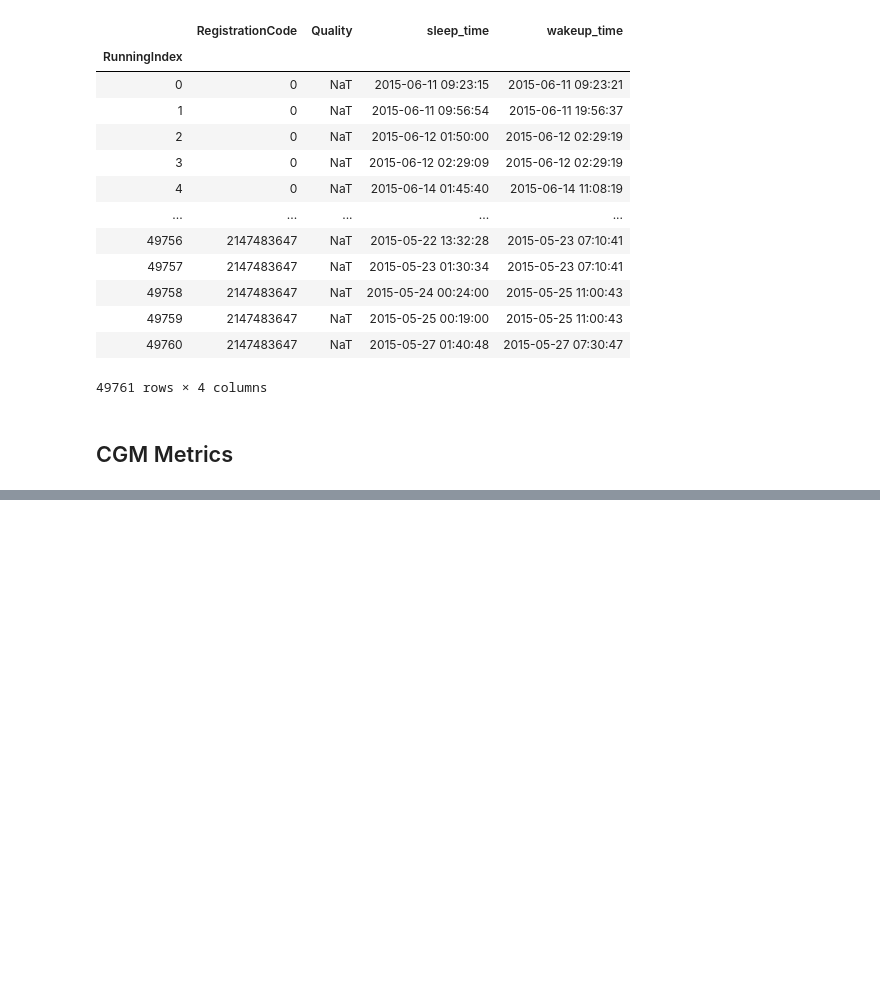
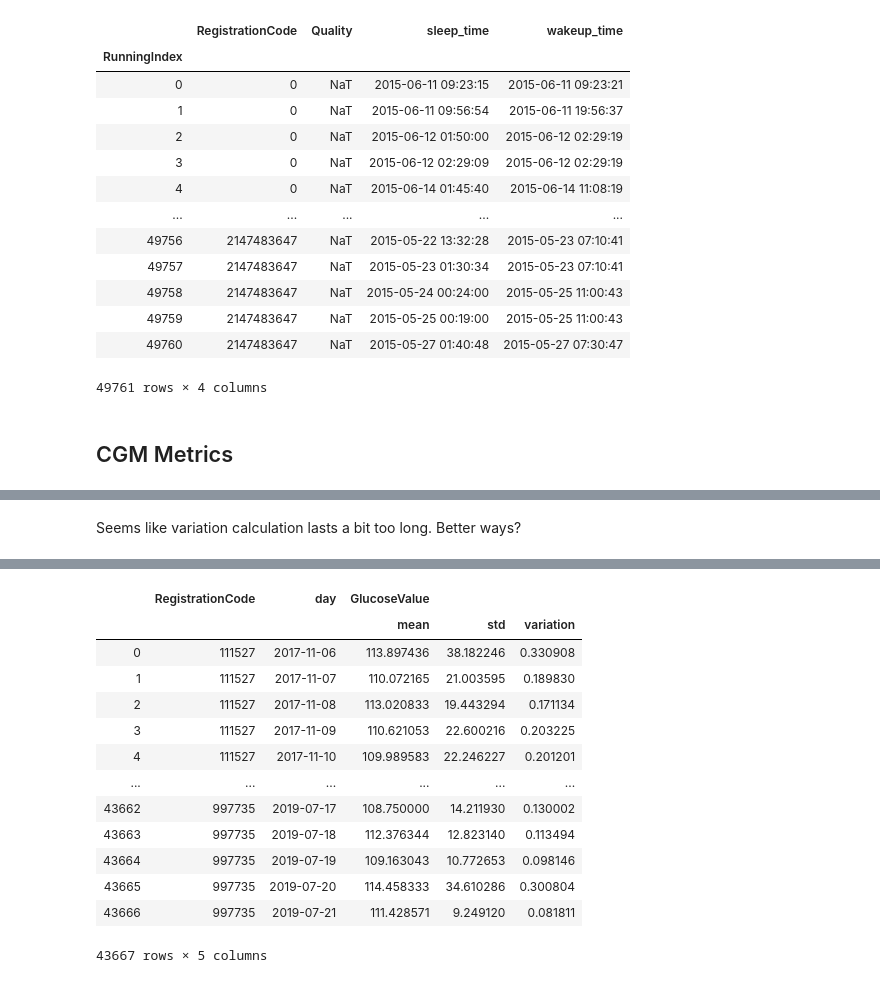
Before and after one commit to ElviraMingazova/MA_Thesis, a Jupyter notebook: Night glucose project.ipynb, the cells around one changed output, grey strips where cells are left out. Drawn from its saved outputs; the diff is of its cells as text; code cells hidden in the pictures; blank space fills up the shorter version.

```diff
--- a/Night glucose project.ipynb
+++ b/Night glucose project.ipynb
@@ -171,0 +194,6 @@ test = means.groupby(['RegistrationCode', 'day'], as_index=False).agg(
+# %% [markdown]
+Seems like variation calculation lasts a bit too long. Better ways?
+# %%
+%%time
+means.groupby(['RegistrationCode', 'day'], as_index=False).agg({'GlucoseValue':['mean', 'std', variation]})
+# %% [output]
@@ -171,0 +202,14 @@ test = means.groupby(['RegistrationCode', 'day'], as_index=False).agg(
+|  | RegistrationCode | day | GlucoseValue |  |  |
+|  |  |  | mean | std | variation |
+| 0 | 111527 | 2017-11-06 | 113.897436 | 38.182246 | 0.330908 |
+| 1 | 111527 | 2017-11-07 | 110.072165 | 21.003595 | 0.189830 |
+| 2 | 111527 | 2017-11-08 | 113.020833 | 19.443294 | 0.171134 |
+| 3 | 111527 | 2017-11-09 | 110.621053 | 22.600216 | 0.203225 |
+| 4 | 111527 | 2017-11-10 | 109.989583 | 22.246227 | 0.201201 |
+| ... | ... | ... | ... | ... | ... |
+| 43662 | 997735 | 2019-07-17 | 108.750000 | 14.211930 | 0.130002 |
+| 43663 | 997735 | 2019-07-18 | 112.376344 | 12.823140 | 0.113494 |
+| 43664 | 997735 | 2019-07-19 | 109.163043 | 10.772653 | 0.098146 |
+| 43665 | 997735 | 2019-07-20 | 114.458333 | 34.610286 | 0.300804 |
+| 43666 | 997735 | 2019-07-21 | 111.428571 | 9.249120 | 0.081811 |
+43667 rows × 5 columns
```
Also changed, not shown: parts of 13 cells of this notebook, 1 other file.
